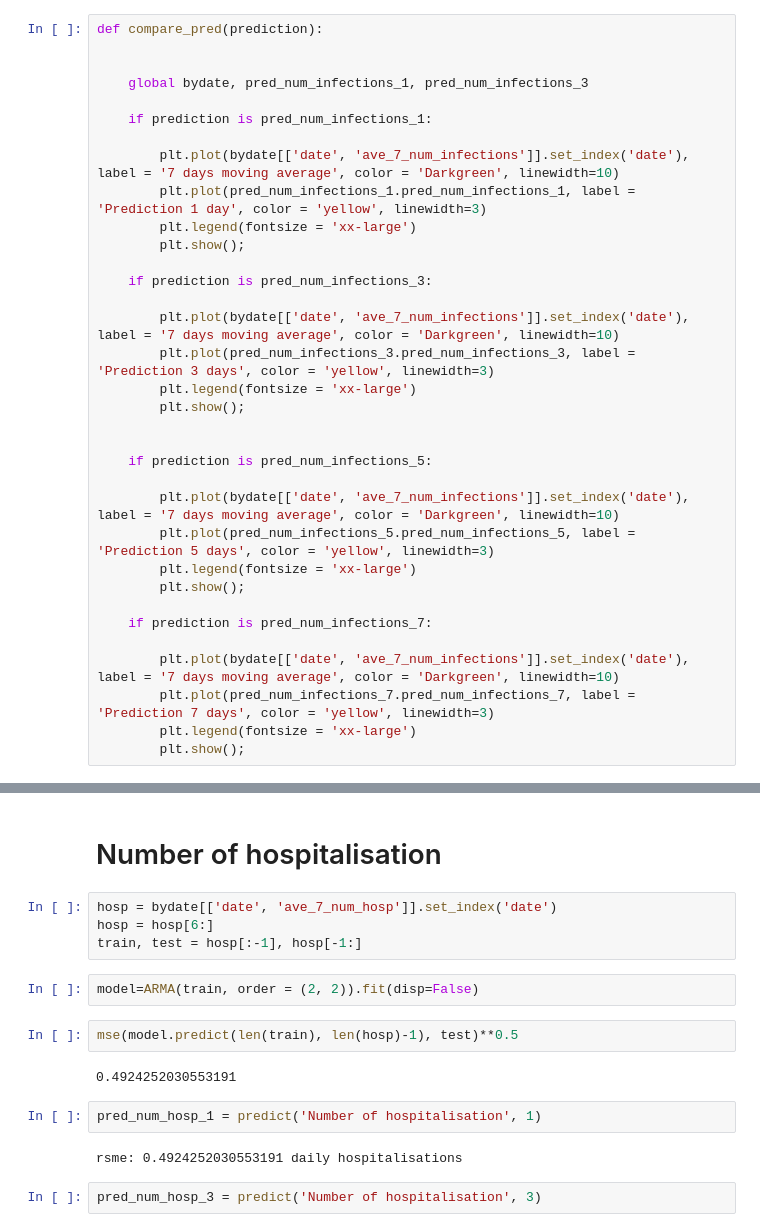
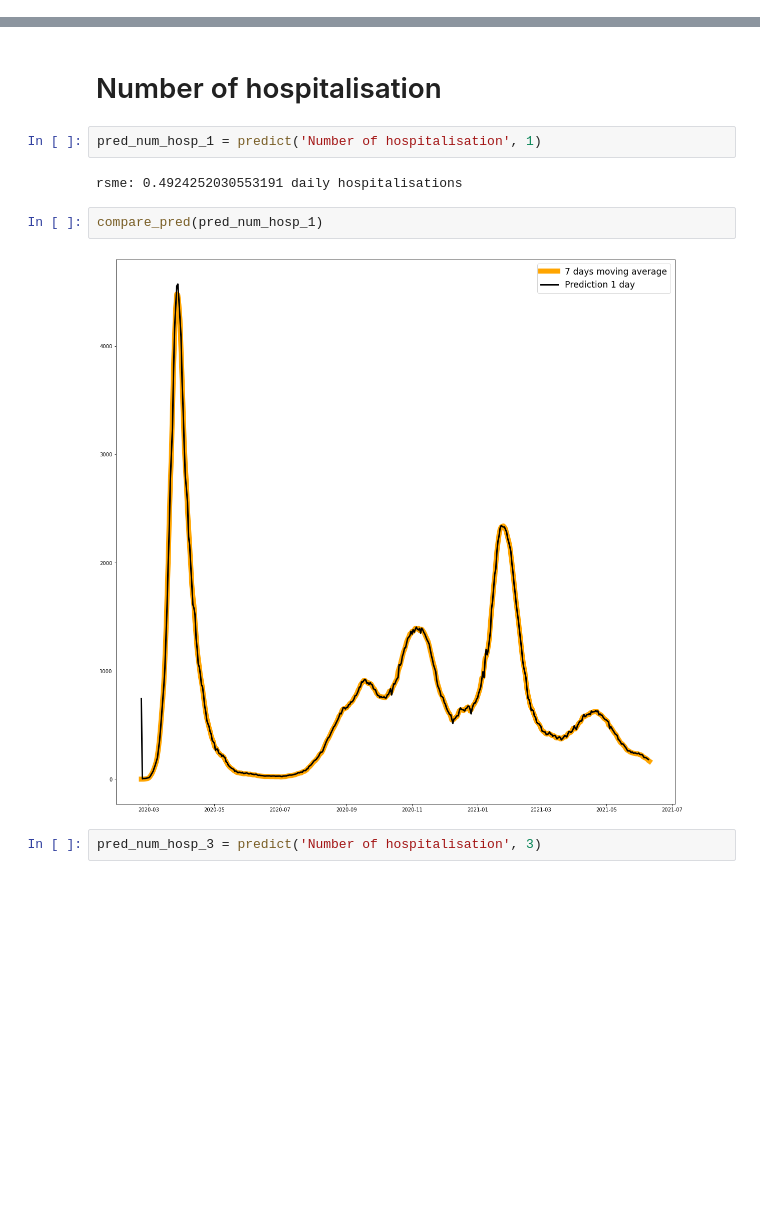
Before and after one commit to ffreire92/final_project, a Jupyter notebook: predictions_final.ipynb, the cells around one changed output, grey strips where cells are left out. Cells and saved outputs as stored; diff of their text form; blank space fills up the shorter version.

Commit message:
error plots

```diff
--- a/predictions_final.ipynb
+++ b/predictions_final.ipynb
@@ -253,40 +362,6 @@ def predict(name, days):
 pred_num_infections_1 = predict('Number of infections', 1)
 # %% [output]
 rsme: 0.8948312256152349 daily infections
-# %%
-def compare_pred(prediction):
-
-
-    global bydate, pred_num_infections_1, pred_num_infections_3
-
-    if prediction is pred_num_infections_1:
-
-        plt.plot(bydate[['date', 'ave_7_num_infections']].set_index('date'), label = '7 days moving average', color = 'Darkgreen', linewidth=10)
-        plt.plot(pred_num_infections_1.pred_num_infections_1, label = 'Prediction 1 day', color = 'yellow', linewidth=3)
-        plt.legend(fontsize = 'xx-large')
-        plt.show();
-
-    if prediction is pred_num_infections_3:
-
-        plt.plot(bydate[['date', 'ave_7_num_infections']].set_index('date'), label = '7 days moving average', color = 'Darkgreen', linewidth=10)
-        plt.plot(pred_num_infections_3.pred_num_infections_3, label = 'Prediction 3 days', color = 'yellow', linewidth=3)
-        plt.legend(fontsize = 'xx-large')
-        plt.show();
-
-
-    if prediction is pred_num_infections_5:
-
-        plt.plot(bydate[['date', 'ave_7_num_infections']].set_index('date'), label = '7 days moving average', color = 'Darkgreen', linewidth=10)
-        plt.plot(pred_num_infections_5.pred_num_infections_5, label = 'Prediction 5 days', color = 'yellow', linewidth=3)
-        plt.legend(fontsize = 'xx-large')
-        plt.show();
-
-    if prediction is pred_num_infections_7:
-
-        plt.plot(bydate[['date', 'ave_7_num_infections']].set_index('date'), label = '7 days moving average', color = 'Darkgreen', linewidth=10)
-        plt.plot(pred_num_infections_7.pred_num_infections_7, label = 'Prediction 7 days', color = 'yellow', linewidth=3)
-        plt.legend(fontsize = 'xx-large')
-        plt.show();
 # %%
 compare_pred(pred_num_infections_1)
 # %% [output]
@@ -317,20 +392,14 @@ compare_pred(pred_num_infections_7)
 [figure]
 # %% [markdown]
 # Number of hospitalisation
-# %%
-hosp = bydate[['date', 'ave_7_num_hosp']].set_index('date')
-hosp = hosp[6:]
-train, test = hosp[:-1], hosp[-1:]
-# %%
-model=ARMA(train, order = (2, 2)).fit(disp=False)
-# %%
-mse(model.predict(len(train), len(hosp)-1), test)**0.5
-# %% [output]
-0.4924252030553191
 # %%
 pred_num_hosp_1 = predict('Number of hospitalisation', 1)
 # %% [output]
 rsme: 0.4924252030553191 daily hospitalisations
+# %%
+compare_pred(pred_num_hosp_1)
+# %% [output]
+[figure, added]
 # %%
 pred_num_hosp_3 = predict('Number of hospitalisation', 3)
 # %% [output]
```
Also changed, not shown: parts of 29 cells of this notebook.
